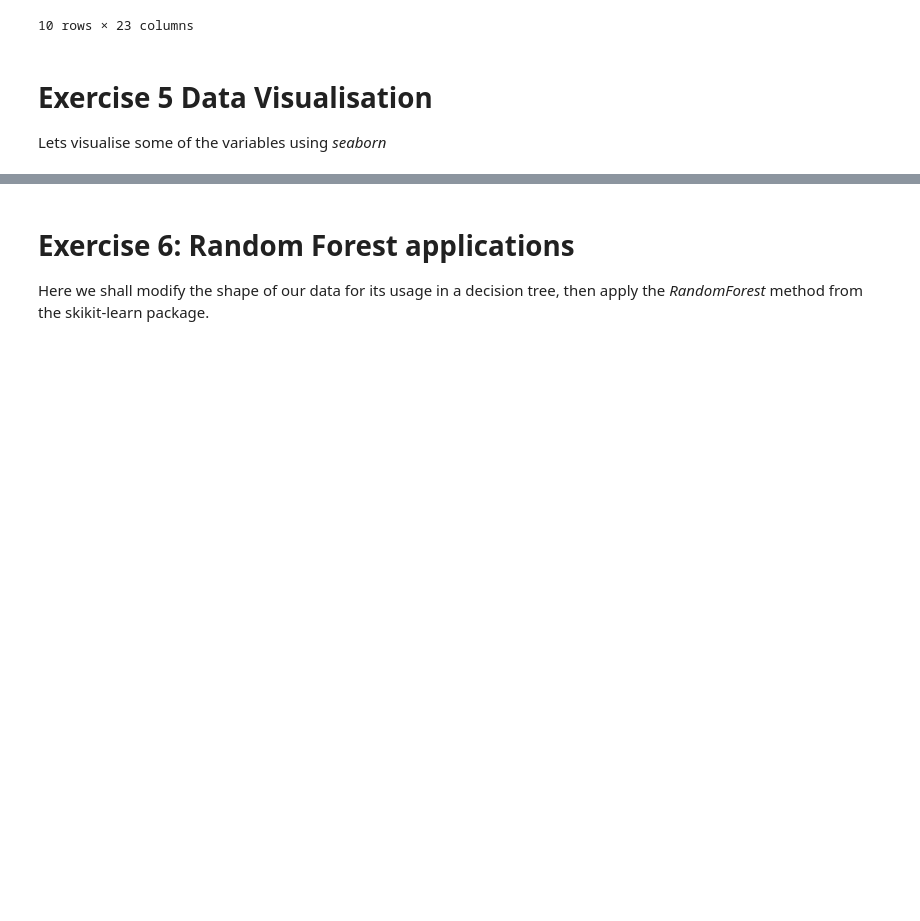
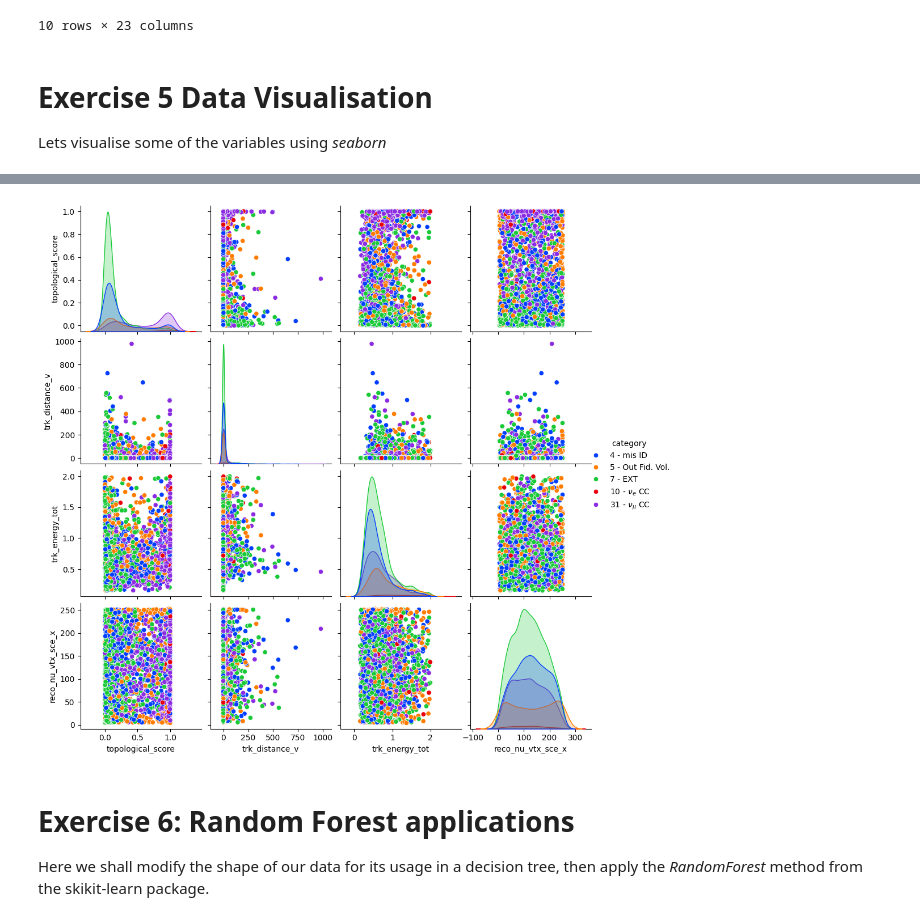
Before and after one commit to JungleMan796/MicroBooNE, a Jupyter notebook: MainAnalysis_template.ipynb, the cells around one changed output, grey strips where cells are left out. Cells and saved outputs as stored; diff of their text form; code cells hidden in the pictures; blank space fills up the shorter version.

```diff
--- a/MainAnalysis_template.ipynb
+++ b/MainAnalysis_template.ipynb
@@ -157,9 +157,23 @@ for t, l in zip(fig._legend.texts, ptype):
 # %%
 # Create a deep copy of MC_EXT_VIS without signal events
+MC_EXT_VIS_rem_21 = MC_EXT_VIS.copy(deep = True)
+MC_EXT_VIS_rem_21 = MC_EXT_VIS_rem_21[~MC_EXT_VIS_rem_21['category'].isin([21])]
 # %%
 # Plot your background events using sns.pairplot
 
 # List of categories (excluding signal) in text
 ptype_no_mu = [r"mid ID", r"Out Fid. Vol.", r"EXT", r"$\nu_e$ CC", r"$\nu$ NC"]
+
+# Plot data
+fig = sns.pairplot(MC_EXT_VIS_rem_21[variable_list], hue = 'category', palette = 'bright')
+
+# Change location of legend
+fig._legend.set_bbox_to_anchor((1.05, 0.5))
+
+# Add Category number and type to legend
+for t, l in zip(fig._legend.texts, ptype):
+   t.set_text(str(t.get_text()) + " - " + str(l))
+# %% [output]
+[figure, added]
 # %%
 # Make sure to delete dataframe copies if you no longer need them!
```
Also changed, not shown: parts of 21 cells of this notebook.
